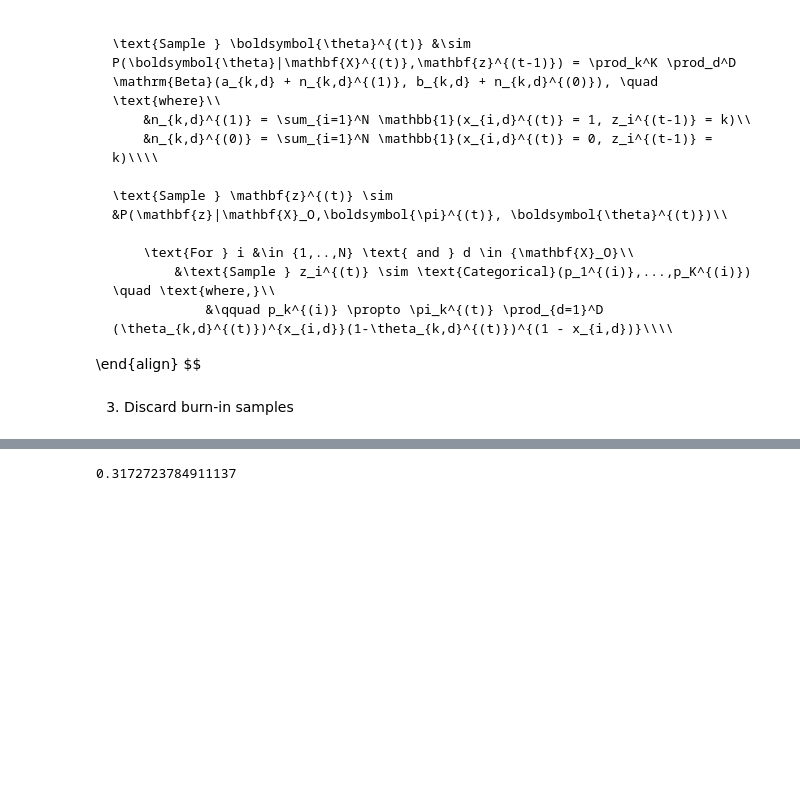
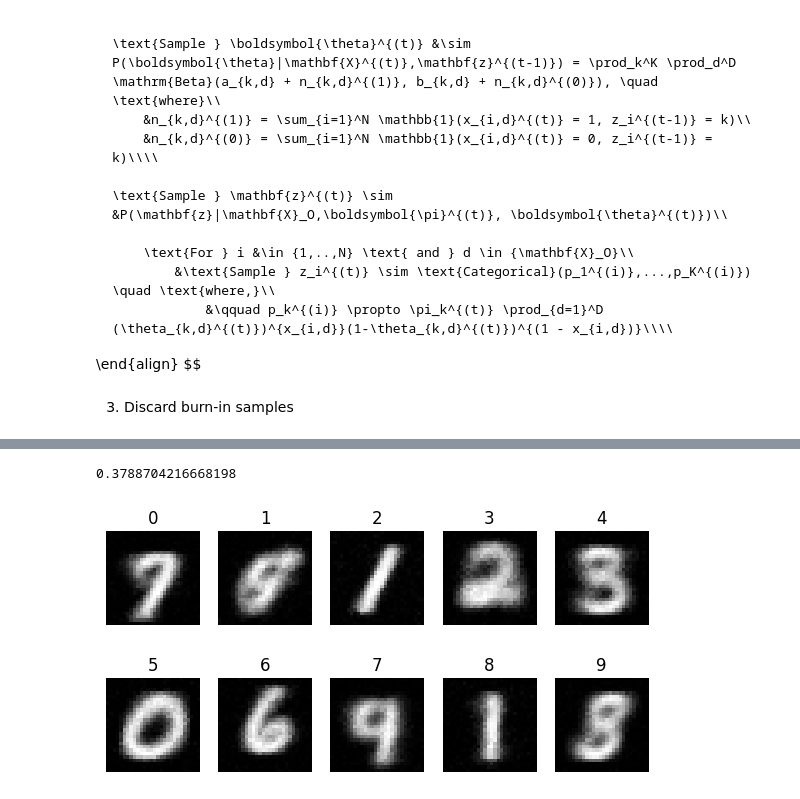
Before and after one commit to jimmyjz1127/bayesian-mixture-model-missing-data, a Jupyter notebook: Week4/MixedBernMCMCMissing.ipynb, the cells around one changed output, grey strips where cells are left out. Drawn from its saved outputs; the diff is of its cells as text; code cells hidden in the pictures; blank space fills up the shorter version.

```diff
--- a/Week4/MixedBernMCMCMissing.ipynb
+++ b/Week4/MixedBernMCMCMissing.ipynb
@@ -53,15 +53,15 @@ def bernoulli_loglike(X, θ, π, missing_mask):
     N,D = X.shape
     K,_ = θ.shape
     log_ps = np.zeros((N,K))
+    obs_mask = ~np.isnan(X)
 
     for i in range(N):
+        # mask = np.where(~missing_mask[i])[0]
+
         for k in range(K):
-            mask = np.where(~missing_mask[i])[0]
+            x_obs = X[i][obs_mask[i]]
+            θ_obs = θ[k][obs_mask[i]]
 
-            log_ps[i,k] = np.log(π[k]) + np.sum((X[i] * np.log(θ[k]))[mask]) + np.sum(((1 - X[i]) * np.log(1 - θ[k]))[mask])
+            log_ps[i,k] = np.log(π[k]) + np.sum(x_obs * np.log(θ_obs)) + np.sum((1 - x_obs) * np.log(1 - θ_obs))
 
-    log_ps -= log_ps.max(axis=1, keepdims=True) # reduce logits for numerical stability (invariance property)
-    p     = np.exp(log_ps)
-    p    /= p.sum(axis=1, keepdims=True) # normalize
-
-    return p
+    return log_ps
@@ -264,4 +333,19 @@ plt.show()
+# %%
+best_theta = θs[np.argmax(scores)]
+best_z = zs[np.argmax(scores)]
 # %%
-metrics.adjusted_rand_score(Y_mnist_train, zs[-1])
+metrics.adjusted_rand_score(Y_mnist_train, best_z)
 # %% [output]
-0.3172723784911137
+0.3788704216668198
+# %%
+figure = plt.figure(figsize=(7, 3.5))
+rows, cols= 2, 5
+for k in range(10):
+    img = best_theta[k, :].reshape(28, 28)
+    figure.add_subplot(rows, cols, k+1)
+    plt.title(k)
+    plt.axis("off")
+    plt.imshow(img, cmap="gray")
+plt.show()
+# %% [output]
+[figure, added]
```
Also changed, not shown: parts of 7 cells of this notebook, 2 other files.
